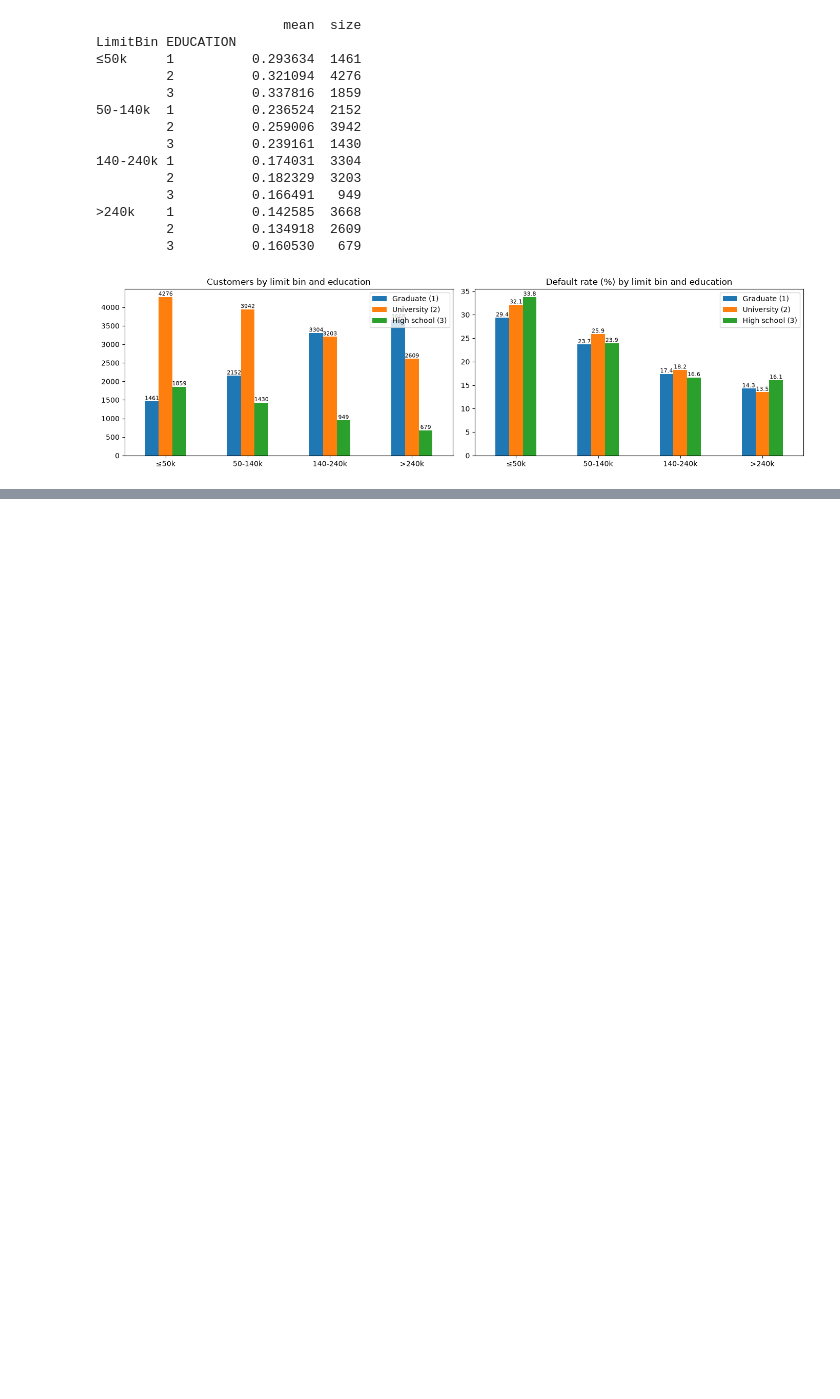
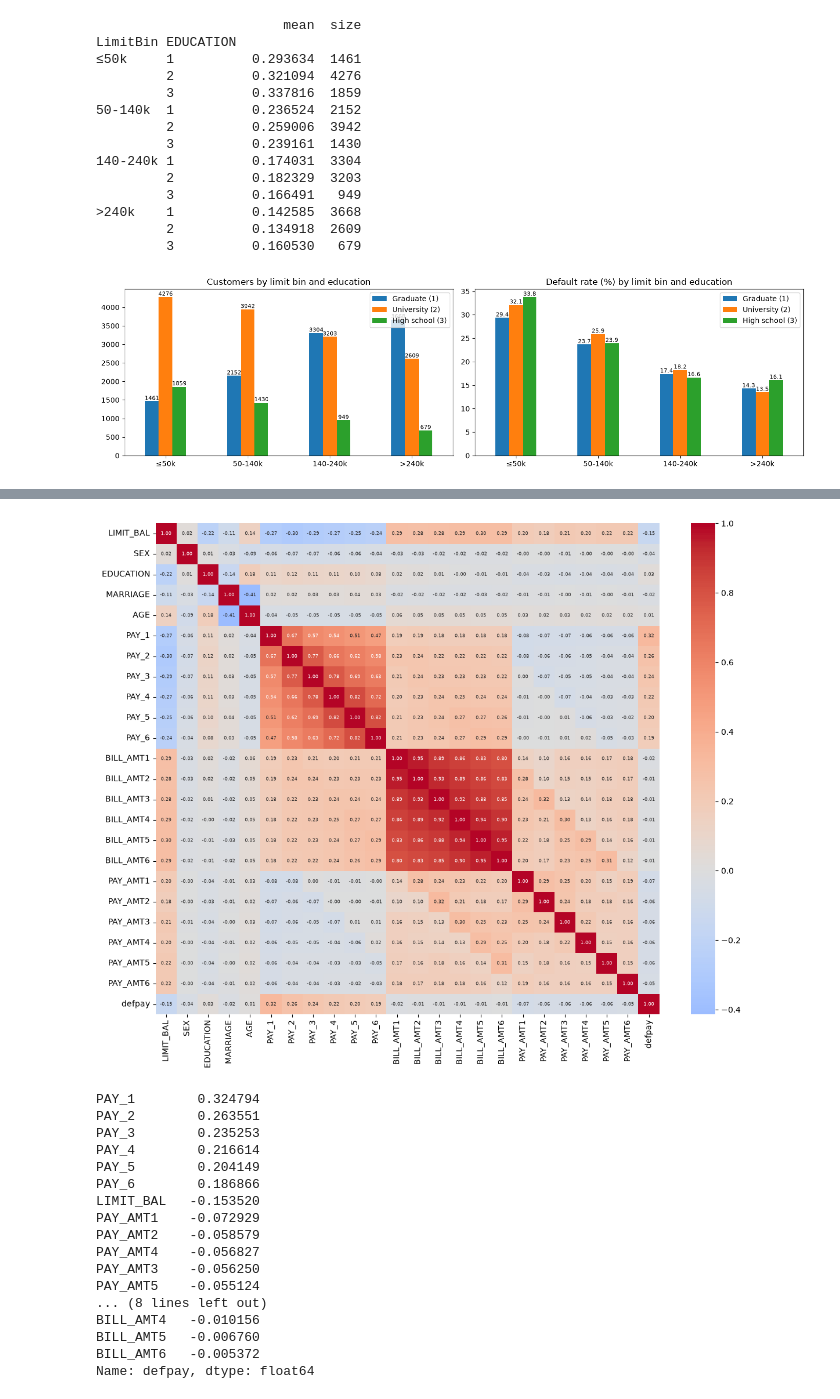
Before and after one commit to Luben69/Default-of-Credit-Card-Clients, a Jupyter notebook: Untitled.ipynb, the cells around one changed output, grey strips where cells are left out. Saved outputs shown, nothing was run; the diff lists cells and outputs as text; code cells hidden in the pictures; blank space fills up the shorter version.

```diff
--- a/Untitled.ipynb
+++ b/Untitled.ipynb
@@ -681,0 +699,27 @@ plt.show()
+# %%
+corr = df.drop(columns=['ID', 'AgeBin', 'LimitBin'], errors='ignore').corr()
+
+plt.figure(figsize=(14, 11))
+sns.heatmap(corr, cmap='coolwarm', center=0, annot=True, fmt='.2f', annot_kws={'size': 6})
+plt.show()
+
+print(corr['defpay'].drop('defpay').sort_values(key=abs, ascending=False))
+# %% [output]
+[figure, added]
+PAY_1        0.324794
+PAY_2        0.263551
+PAY_3        0.235253
+PAY_4        0.216614
+PAY_5        0.204149
+PAY_6        0.186866
+LIMIT_BAL   -0.153520
+PAY_AMT1    -0.072929
+PAY_AMT2    -0.058579
+PAY_AMT4    -0.056827
+PAY_AMT3    -0.056250
+PAY_AMT5    -0.055124
+... (8 lines left out)
+BILL_AMT4   -0.010156
+BILL_AMT5   -0.006760
+BILL_AMT6   -0.005372
+Name: defpay, dtype: float64
```
Also changed, not shown: parts of 2 cells of this notebook.
